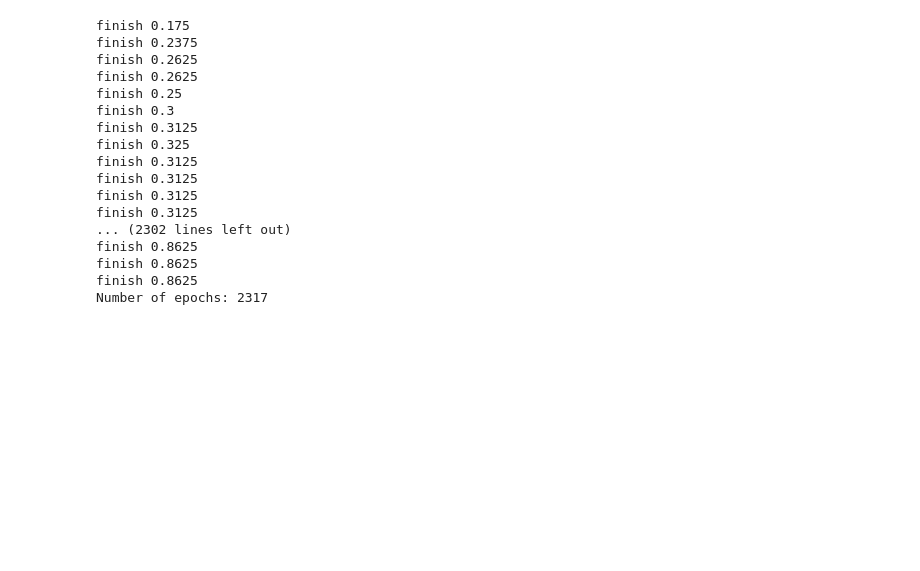
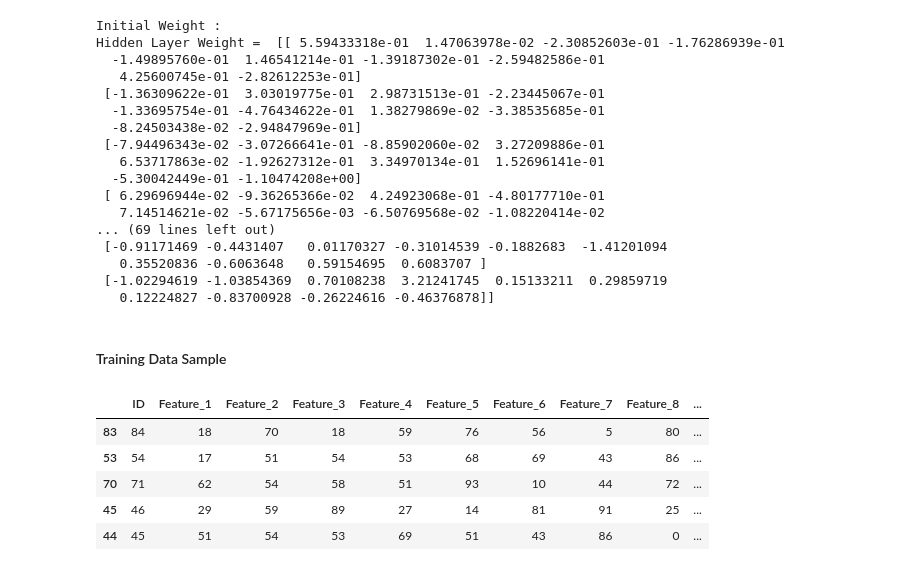
Before and after one commit to vatsalkpatel/Multi-Level-Perceptron-CECS-550, a Jupyter notebook: Project_2.ipynb, the cells around one changed output. Cells and saved outputs as stored; diff of their text form; code cells hidden in the pictures; blank space fills up the shorter version.

```diff
--- a/Project_2.ipynb
+++ b/Project_2.ipynb
@@ -67,8 +91,11 @@ class MLP:
         return np.random.randn(x_dim,y_dim)*np.sqrt(1/y_dim)
 
     def set_weights(self,Wh1,Wh2):
+        print("Initial Weight :")
         self.Wh1=Wh1
+        print("Hidden Layer Weight = ",self.Wh1)
         self.Wh2=Wh2
+        print("Output Layer Weight = ",self.Wh2)
 
     def forward_propagation(self,training_data):
 
@@ -110,7 +137,7 @@ class MLP:
                         self.Wh2[i][j] = self.Wh2[i][j] + learning_rate * error_1[i] * self.hidden_layer[j]
                     for k in range(self.number_of_nodes):
                         self.Wh1[j][k] = self.Wh1[j][k]   + learning_rate * error_2[j] * training_vector[k]
-            print('finish',self.s) # Vatsal this for just testing
+            #print('finish',self.s) # Vatsal this for just testing
 
         return epochs
     def accuracy(self, input_data):
@@ -146,11 +173,19 @@ class MLP:
         accuracy = number_of_correct / len(input_data)
         return accuracy
 
-    def confusion_matrix_print(self):
-        print("True Positive: "+str(self.True_Positive))
-        print("False Positive: "+str(self.False_Positive))
-        print("True Negative: "+str(self.True_Negative))
-        print("False Negative: "+str(self.False_Negative))
+    def confusion_matrix_create(self):
+#         print("True Positive: "+str(self.True_Positive))
+#         print("False Positive: "+str(self.False_Positive))
+#         print("True Negative: "+str(self.True_Negative))
+#         print("False Negative: "+str(self.False_Negative))
+        self.numpyArray = np.array([self.True_Positive,self.False_Positive,self.True_Negative,self.False_Negative])
+
+        # generating the Pandas dataframe
+        # from the Numpy array and specifying
+        # name of index and columns
+        self.confusion_matrix_final = pd.DataFrame( data = self.numpyArray,
+                                                    index = ["True_Positive","False_Positive","True_Negative","False_Negative"],
+                                                    columns = ["Class 0","Class 1", "Class 2","Class 3","Class 4", "Class 5","Class 6", "Class 7"])
 
 
 
@@ -161,22 +196,36 @@ Weights_input_layer=d.initialize_weight(10,10)
 Weights_hidden_layer=d.initialize_weight(8,10)
 d.merge_data()
 d.set_weights(Weights_input_layer,Weights_hidden_layer)
-print("Number of epochs:",d.back_propagation(0.3, 0.87))
+print("Number of epochs:",d.back_propagation(0.3, 0.85))
+print("Final Weights ")
+print("Hidden Layer Weight = ",d.Wh1)
+print("Output Layer Weight = ",d.Wh2)
 # %% [output]
-finish 0.175
-finish 0.2375
-finish 0.2625
-finish 0.2625
-finish 0.25
-finish 0.3
-finish 0.3125
-finish 0.325
-finish 0.3125
-finish 0.3125
-finish 0.3125
-finish 0.3125
-... (2302 lines left out)
-finish 0.8625
-finish 0.8625
-finish 0.8625
-Number of epochs: 2317
+Initial Weight :
+Hidden Layer Weight =  [[ 5.59433318e-01  1.47063978e-02 -2.30852603e-01 -1.76286939e-01
+  -1.49895760e-01  1.46541214e-01 -1.39187302e-01 -2.59482586e-01
+   4.25600745e-01 -2.82612253e-01]
+ [-1.36309622e-01  3.03019775e-01  2.98731513e-01 -2.23445067e-01
+  -1.33695754e-01 -4.76434622e-01  1.38279869e-02 -3.38535685e-01
+  -8.24503438e-02 -2.94847969e-01]
+ [-7.94496343e-02 -3.07266641e-01 -8.85902060e-02  3.27209886e-01
+   6.53717863e-02 -1.92627312e-01  3.34970134e-01  1.52696141e-01
+  -5.30042449e-01 -1.10474208e+00]
+ [ 6.29696944e-02 -9.36265366e-02  4.24923068e-01 -4.80177710e-01
+   7.14514621e-02 -5.67175656e-03 -6.50769568e-02 -1.08220414e-02
+... (69 lines left out)
+ [-0.91171469 -0.4431407   0.01170327 -0.31014539 -0.1882683  -1.41201094
+   0.35520836 -0.6063648   0.59154695  0.6083707 ]
+ [-1.02294619 -1.03854369  0.70108238  3.21241745  0.15133211  0.29859719
+   0.12224827 -0.83700928 -0.26224616 -0.46376878]]
+# %% [markdown]
+#### Training Data Sample
+# %%
+d.train_data.head(5)
+# %% [output]
+|  | ID | Feature_1 | Feature_2 | Feature_3 | Feature_4 | Feature_5 | Feature_6 | Feature_7 | Feature_8 | ... |
+| 83 | 84 | 18 | 70 | 18 | 59 | 76 | 56 | 5 | 80 | ... |
+| 53 | 54 | 17 | 51 | 54 | 53 | 68 | 69 | 43 | 86 | ... |
+| 70 | 71 | 62 | 54 | 58 | 51 | 93 | 10 | 44 | 72 | ... |
+| 45 | 46 | 29 | 59 | 89 | 27 | 14 | 81 | 91 | 25 | ... |
+| 44 | 45 | 51 | 54 | 53 | 69 | 51 | 43 | 86 | 0 | ... |
```
Also changed, not shown: parts of 17 cells of this notebook.
